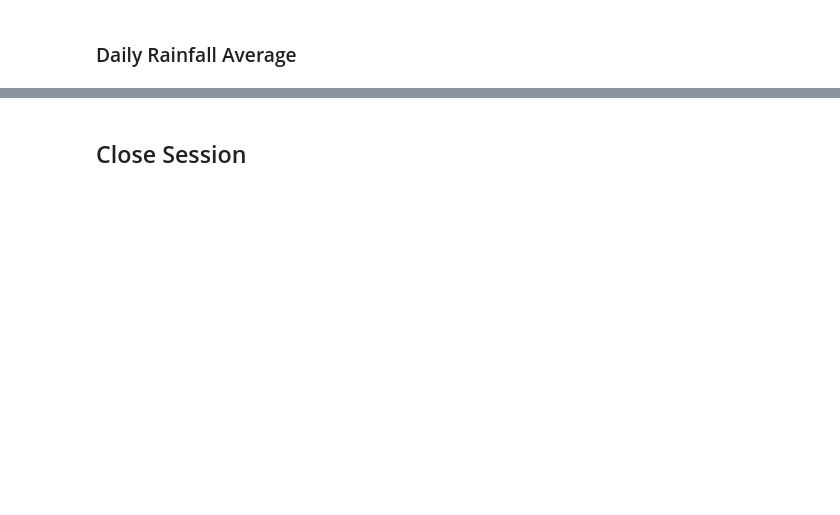
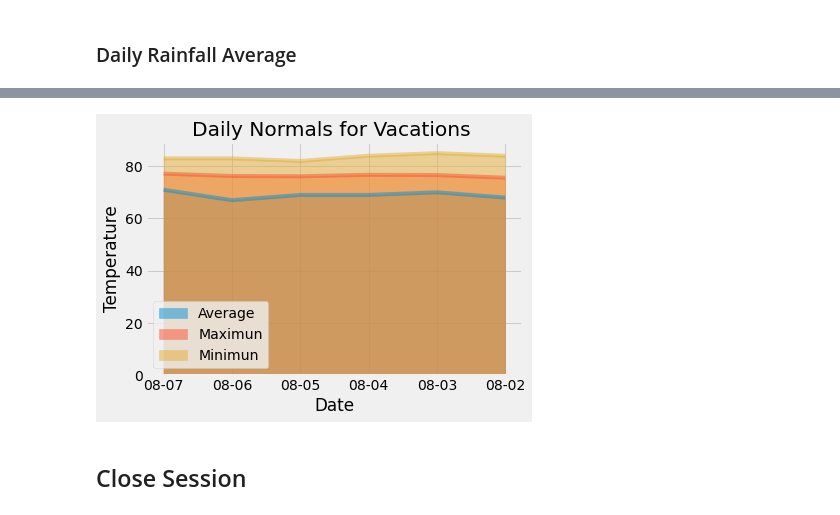
Before and after one commit to JoseH-Git/sqlalchemy-challenge, a Jupyter notebook: temp_analysis_bonus_2_starter.ipynb, the cells around one changed output, grey strips where cells are left out. Cells and saved outputs as stored; diff of their text form; code cells hidden in the pictures; blank space fills up the shorter version.

```diff
--- a/temp_analysis_bonus_2_starter.ipynb
+++ b/temp_analysis_bonus_2_starter.ipynb
@@ -101,8 +122,8 @@ def daily_normals(date):
 
     """
 
-    sel = [func.min(Measurement.tobs), func.avg(Measurement.tobs), func.max(Measurement.tobs)]
-    return session.query(*sel).filter(func.strftime("%m-%d", Measurement.date) == date).all()
+    sel = [func.min(measurement.tobs), func.avg(measurement.tobs), func.max(measurement.tobs)]
+    return session.query(*sel).filter(func.strftime("%m-%d", measurement.date) == date).all()
 
 # For example
 daily_normals("01-01")
@@ -116,9 +139,17 @@ end_date = '2017-08-07'
 
 # Use the start and end date to create a range of dates
 
+start_date = dt.datetime.strptime(start_date,"%Y-%m-%d")
+end_date = dt.datetime.strptime(end_date,"%Y-%m-%d")
+days = (end_date - start_date).days
+dates = [end_date - dt.timedelta(days=x) for x in range(days)]
 
 # Strip off the year and save a list of strings in the format %m-%d
 
+dates = [i.strftime("%m-%d") for i in dates]
 
 # Use the `daily_normals` function to calculate the normals for each date string
 # and append the results to a list called `normals`.
+
+dailynormals = [daily_normals(i)[0] for i in dates]
+print(dailynormals)
@@ -125,2 +158,5 @@ end_date = '2017-08-07'
 # %%
 # Load the previous query results into a Pandas DataFrame and add the `trip_dates` range as the `date` index
+daily_normals_df = pd.DataFrame(dailynormals, columns={'Minimun','Average','Maximun'})
+daily_normals_df['Date'] = dates
+daily_normals_df.head()
@@ -127,4 +170,10 @@ end_date = '2017-08-07'
 # %%
 # Plot the daily normals as an area plot with `stacked=False`
+daily_normals_df.plot(kind='area',x='Date',stacked=False)
+plt.ylabel('Temperature')
+plt.title(f'Daily Normals for Vacations ')
+plt.savefig('Images/daily-normals.png',bbox_inches='tight')
+# %% [output]
+[figure, added]
 # %% [markdown]
 ## Close Session
```
Also changed, not shown: parts of 7 cells of this notebook, 2 other files.
